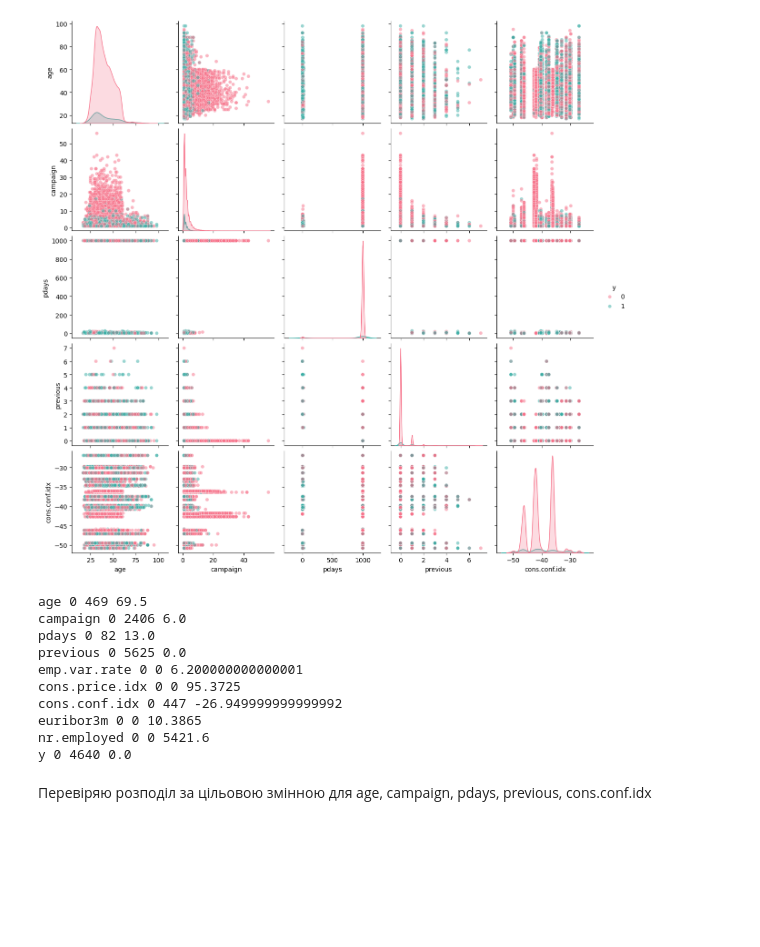
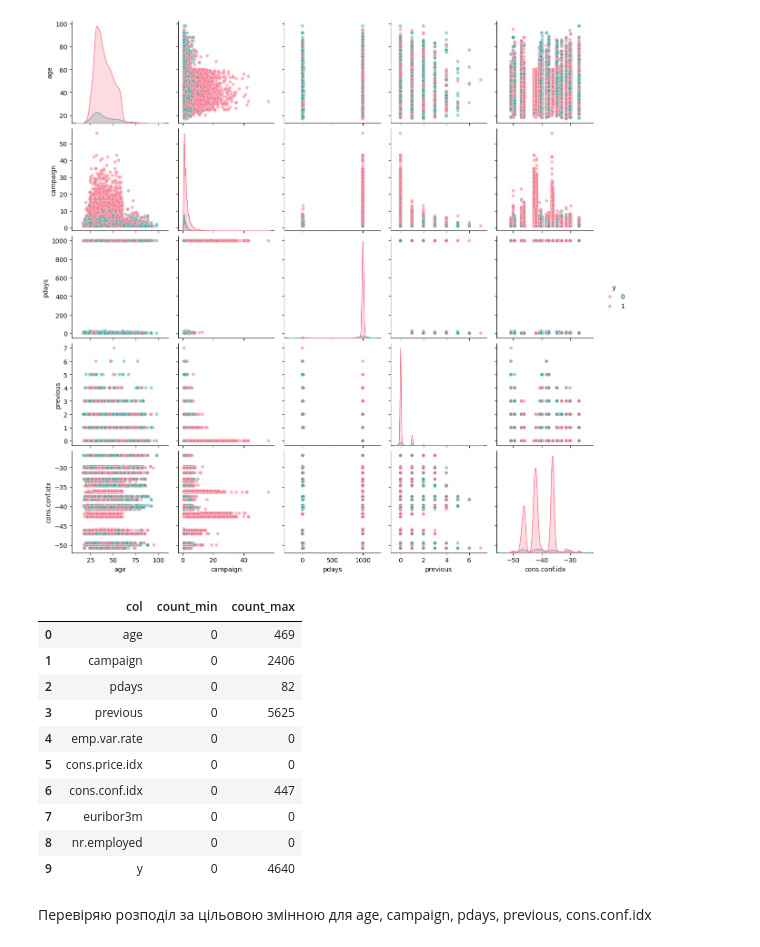
Before and after one commit to Daria-Lytvynenko/ML_course, a Jupyter notebook: Mid_term_Project.ipynb, the cells around one changed output. Cells and saved outputs as stored; diff of their text form; code cells hidden in the pictures; blank space fills up the shorter version.

```diff
--- a/Mid_term_Project.ipynb
+++ b/Mid_term_Project.ipynb
@@ -314,16 +335,17 @@ def outliers(num_cols):
 # %%
-outliers(num_cols)
+outliers(num_cols, train)
 # %% [output]
-age 0 469 69.5
-campaign 0 2406 6.0
-pdays 0 82 13.0
-previous 0 5625 0.0
-emp.var.rate 0 0 6.200000000000001
-cons.price.idx 0 0 95.3725
-cons.conf.idx 0 447 -26.949999999999992
-euribor3m 0 0 10.3865
-nr.employed 0 0 5421.6
-y 0 4640 0.0
+|  | col | count_min | count_max |
+| 0 | age | 0 | 469 |
+| 1 | campaign | 0 | 2406 |
+| 2 | pdays | 0 | 82 |
+| 3 | previous | 0 | 5625 |
+| 4 | emp.var.rate | 0 | 0 |
+| 5 | cons.price.idx | 0 | 0 |
+| 6 | cons.conf.idx | 0 | 447 |
+| 7 | euribor3m | 0 | 0 |
+| 8 | nr.employed | 0 | 0 |
+| 9 | y | 0 | 4640 |
 # %% [markdown]
 Перевіряю розподіл за цільовою змінною для age, campaign, pdays, previous, cons.conf.idx
 # %%
```
Also changed, not shown: parts of 10 cells of this notebook.
